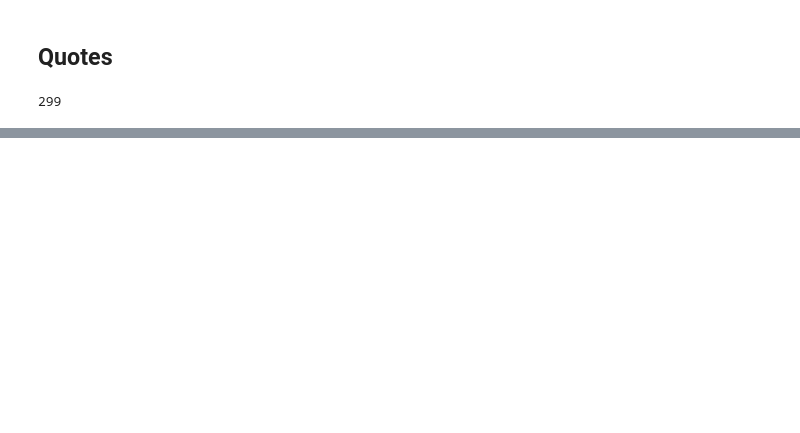
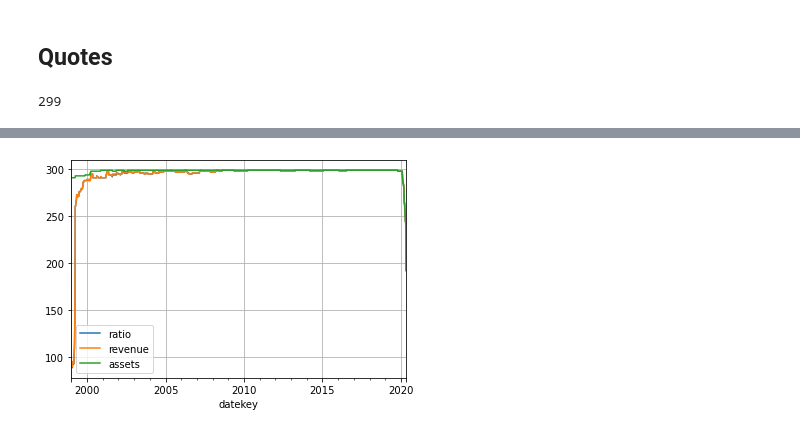
Before and after one commit to Northern125/ffin-task-2022-01, a Jupyter notebook: task_2.ipynb, the cells around one changed output, grey strips where cells are left out. Saved outputs shown, nothing was run; the diff lists cells and outputs as text; code cells hidden in the pictures; blank space fills up the shorter version.

```diff
--- a/task_2.ipynb
+++ b/task_2.ipynb
@@ -268,0 +272,8 @@ Name: Close, Length: 1617309, dtype: float64
+# %%
+capital = 1e6
+lower_freq = 5
+
+start_date = '1999-01-01'
+end_date = '2020-05-01'
+
+fdf = fd_ar_res.loc[idx[:, :, start_date:end_date]]  # f for filtered
@@ -398,0 +305,15 @@ logging.basicConfig(level=logging.WARNING)
+# %%
+ratio = fdf.xs(dim)['revenue'] / fdf.xs(dim)['assets']
+ratio = ratio.reset_index().set_index(['datekey', 'ticker']).sort_index(ascending=True)[0].copy()
+
+ratio = ratio.unstack('ticker').stack(dropna=False).sort_index(ascending=True).copy()
+# %%
+ratio.groupby('datekey').apply(lambda _ser: (~ _ser.isna()).sum()).plot(label='ratio')
+fdf.xs(dim)['revenue'].groupby('datekey').apply(lambda _ser: (~ _ser.isna()).sum()).plot()
+fdf.xs(dim)['assets'].groupby('datekey').apply(lambda _ser: (~ _ser.isna()).sum()).plot()
+
+plt.legend()
+plt.grid()
+plt.show()
+# %% [output]
+[figure, added]
```
Also changed, not shown: parts of 68 cells of this notebook.
